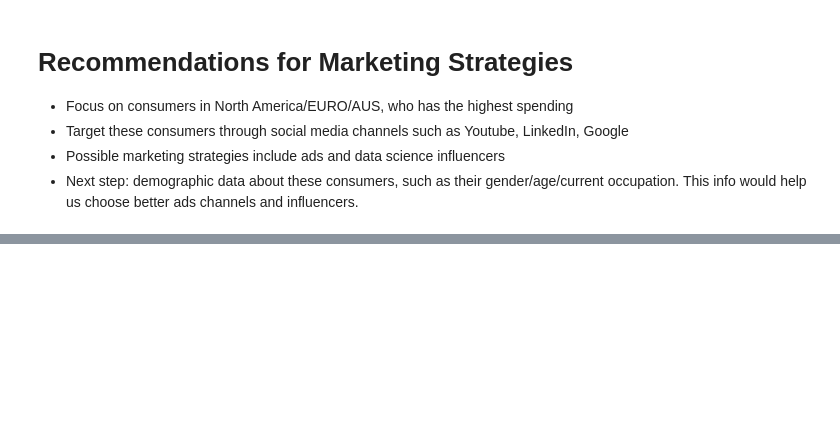
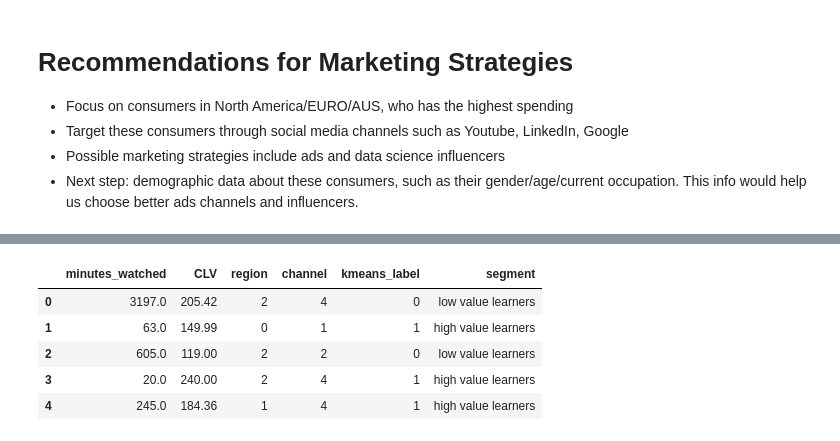
Before and after one commit to zhaojj1014/Customer-Segmentation, a Jupyter notebook: cust_segm_proj.ipynb, the cells around one changed output, grey strips where cells are left out. Cells and saved outputs as stored; diff of their text form; code cells hidden in the pictures; blank space fills up the shorter version.

```diff
--- a/cust_segm_proj.ipynb
+++ b/cust_segm_proj.ipynb
@@ -314,0 +369,19 @@ pickle.dump(kmeans, open('cust_segm_kmeans.pkl', 'wb'))
+# %%
+# Standardize the dataset
+df_new_std = scaler.transform(df_new)
+
+# Predict the clusters for the new dataset
+clusters = kmeans.predict(df_new_std)
+
+# Add the cluster labels to the dataframe
+df_new['kmeans_label'] = clusters
+df_new['segment'] = df_new['kmeans_label'].map(label_names)
+
+df_new.head()
+# %% [output]
+|  | minutes_watched | CLV | region | channel | kmeans_label | segment |
+| 0 | 3197.0 | 205.42 | 2 | 4 | 0 | low value learners |
+| 1 | 63.0 | 149.99 | 0 | 1 | 1 | high value learners |
+| 2 | 605.0 | 119.00 | 2 | 2 | 0 | low value learners |
+| 3 | 20.0 | 240.00 | 2 | 4 | 1 | high value learners |
+| 4 | 245.0 | 184.36 | 1 | 4 | 1 | high value learners |
```
Also changed, not shown: parts of 8 cells of this notebook.
